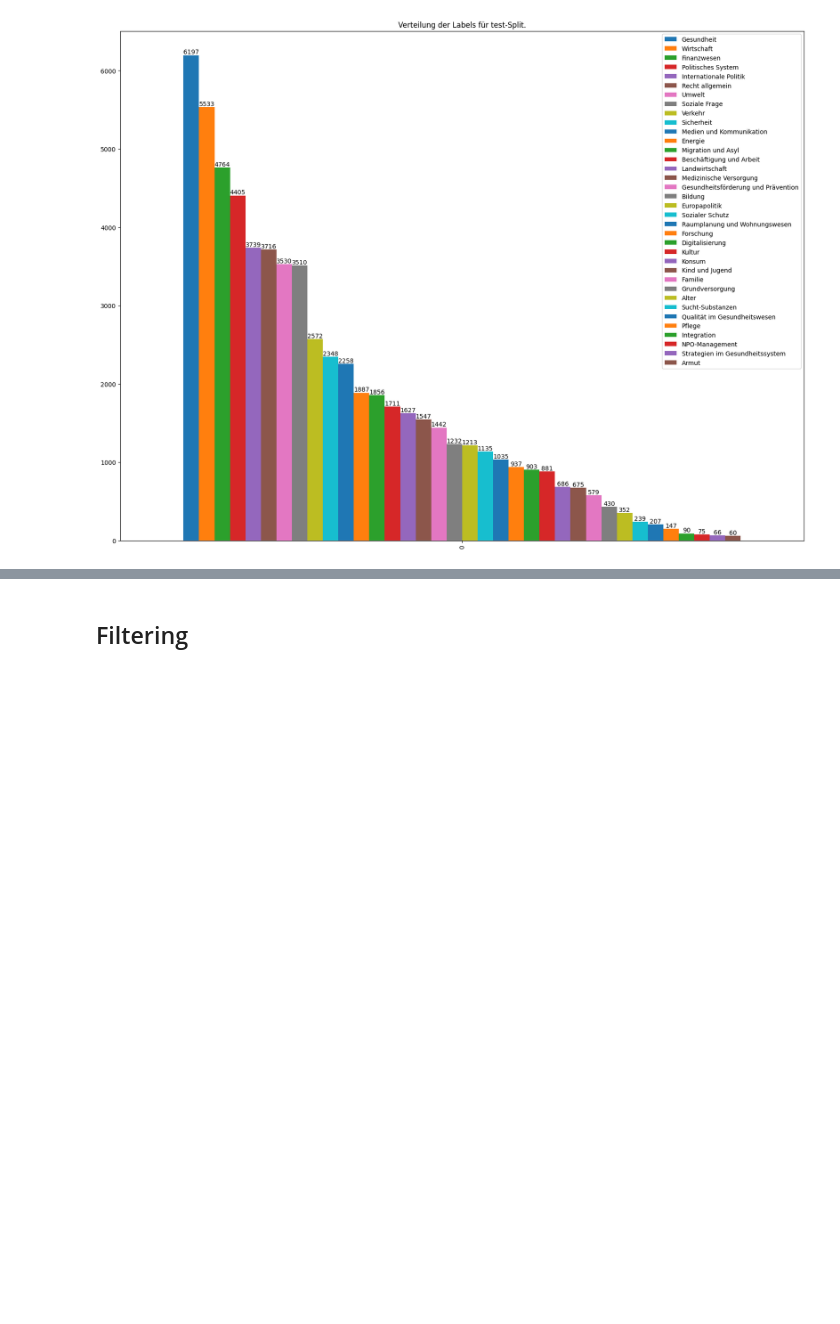
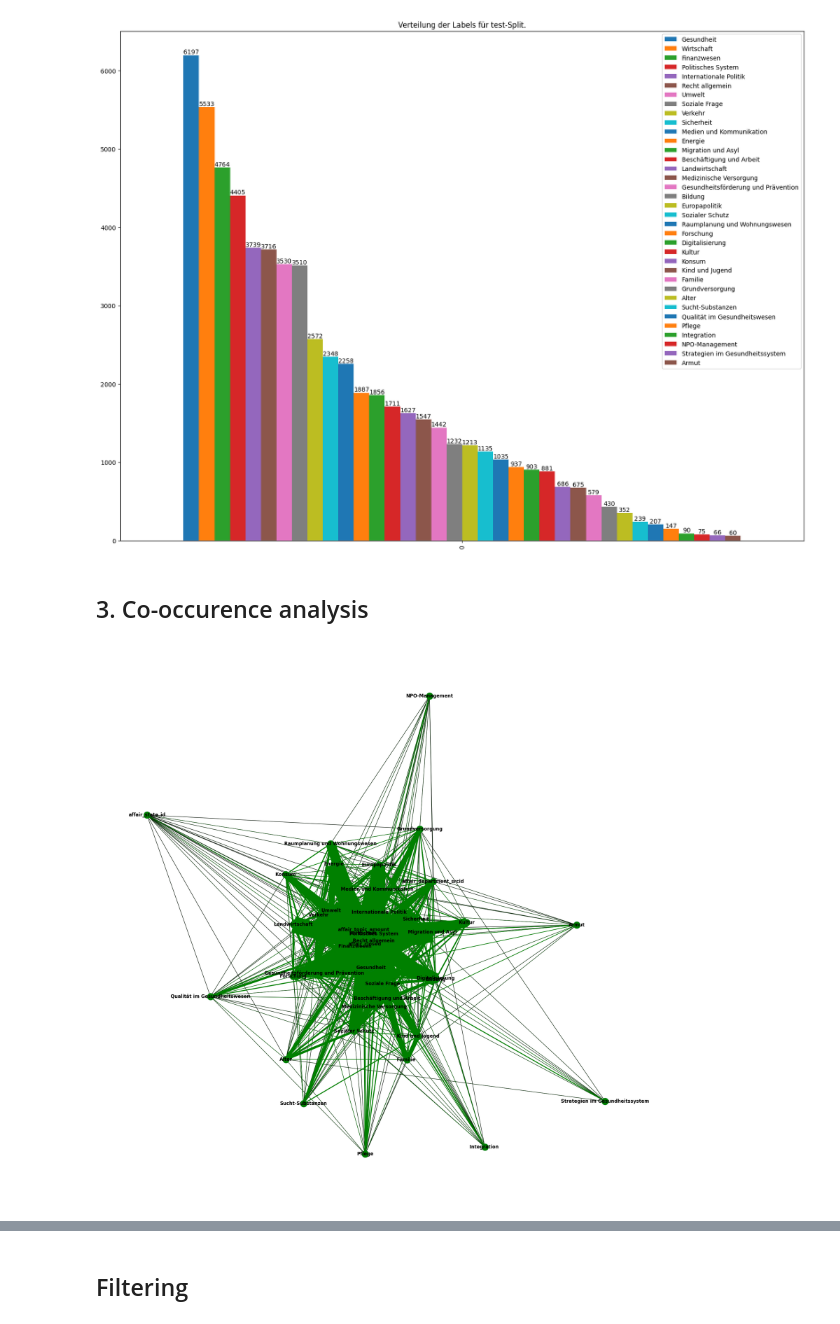
Before and after one commit to JoelNiklaus/LEXTREME, a Jupyter notebook: politmonitor/notebooks/Statistics.ipynb, the cells around one changed output, grey strips where cells are left out. Cells and saved outputs as stored; diff of their text form; code cells hidden in the pictures; blank space fills up the shorter version.

```diff
--- a/politmonitor/notebooks/Statistics.ipynb
+++ b/politmonitor/notebooks/Statistics.ipynb
@@ -41,6 +43,43 @@ def create_barplot(labels_counted, title='', return_table=False, figsize=(20, 15
         ax = plot_data.plot.bar(figsize=figsize, width=width, title=title)
         for container in ax.containers:
             ax.bar_label(container)
+# %%
+def creat_network(dataframe, label_list, iterations=50):
+
+    edge_list = defaultdict(int)
+
+    for i in dataframe.index.tolist():
+        dataframe_filtered = dataframe.loc[i].to_dict()
+        for k, v in dataframe_filtered.items():
+            if v == 1:
+                for l in label_list:
+                    if l != k:
+                        if dataframe_filtered[l]==1:
+                            entry = sorted((k,l))
+                            entry = ';'.join(entry)
+                            edge_list[entry]+=1
+    edge_list = [k.split(';')+[v] for k,v in edge_list.items()]
+
+    plt.rcParams["figure.figsize"] = (20,20)
+
+    G = nx.Graph()
+
+    G.add_weighted_edges_from(edge_list)
+    pos=nx.spring_layout(G,seed=42, iterations=iterations)
+    nx.draw(G, pos, with_labels=True, font_weight='bold')
+    edge_weight = nx.get_edge_attributes(G,'weight')
+    edge_weight_as_list = [v/100 for v in edge_weight.values()]
+    edge_colors_as_list = ['green' for v in edge_weight.values()]
+    #nx.draw_networkx_edge_labels(G, pos, edge_labels = edge_weight, width = edge_weight)
+    nx.draw(G,
+            pos,
+            width = edge_weight_as_list,
+            edge_color=edge_colors_as_list,
+            node_color='green',
+            font_size=20
+           )
+
+    plt.show()
 # %% [markdown]
 - Raw training data
 # %% [markdown]
@@ -289,3 +307,10 @@ for split in ['train', 'validation', 'test']:
 [figure]
 [figure]
 [figure]
+# %% [markdown]
+## 3. Co-occurence analysis
+# %%
+sorted(list(tdh.label2id.keys()))
+creat_network(tdh.training_data_df[tdh.training_data_df.split=='train'], label_list=sorted(list(tdh.label2id.keys())), iterations=1000)
+# %% [output]
+[figure, added]
```
Also changed, not shown: parts of 9 cells of this notebook, 2 other files.
